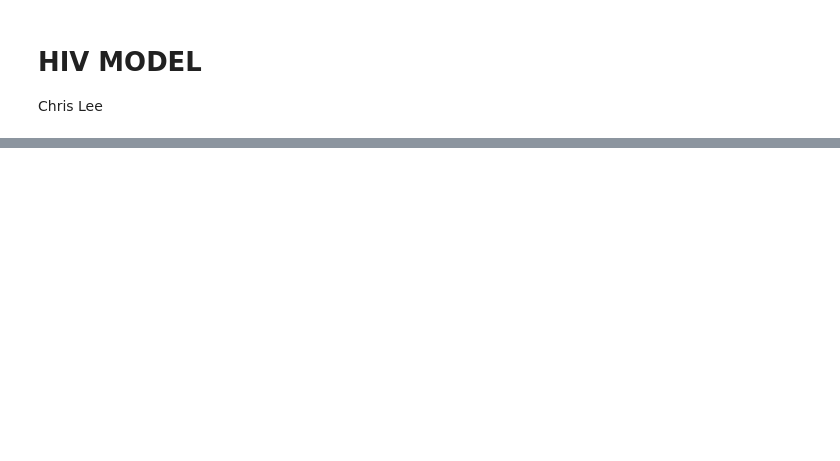
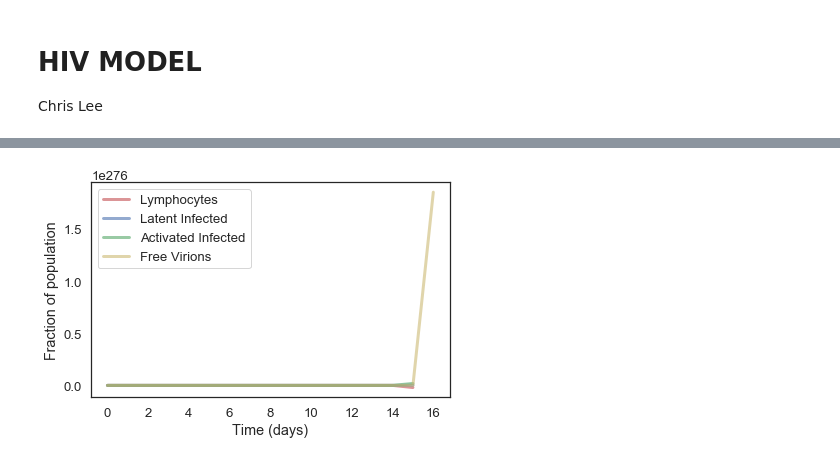
Before and after one commit to clee4/ModSimPy, a Jupyter notebook: code/HIV MODEL.ipynb, the cells around one changed output, grey strips where cells are left out. Cells and saved outputs as stored; diff of their text form; code cells hidden in the pictures; blank space fills up the shorter version.

Commit message:
Uploading HIV Model

```diff
--- a/code/HIV MODEL.ipynb
+++ b/code/HIV MODEL.ipynb
@@ -55,14 +66,19 @@ def update_func(state, t, system):
     returns: State (rlev)
     """
     r, l, e, v = state
+    unpack(system)
 
-    new_lymphocytes = (system.gamma * e) - (system.mu * R)
-    infected = system.beta * v
-    active_infected = (system.alpha * l) + (sytsem.alpha * infected)
-    free_virions = (system.pi * v) - (system.sigma * v) - infected
+    dt = 1/(t_end/120)
+    BRV = beta*v*r
+    delta_lymphocytes = ((gamma*tau) - (mu*r) - BRV) * dt
+    delta_latent = ((rho*BRV) - (mu*l) - (alpha*l)) * dt
+    delta_active = (((1-rho)*BRV) + (alpha*l) - (delta*e)) * dt
+    delta_virions = ((pi*e) - (sigma*v)) * dt
 
-    r += new_lymphocytes
-    l += infected
+    r += delta_lymphocytes
+    l += delta_latent
+    e += delta_active
+    v += delta_virions
 
     return State(R=r, L=l, E=e, V=v)
 # %%
@@ -83,3 +99,18 @@ def run_simulation(system, update_func):
         frame.row[t+1] = update_func(frame.row[t], t, system)
 
     return frame
+# %%
+def plot_results(r, l, e, v):
+    """Plot the results of a SIR model.
+
+    r, l, e, v: timeseries
+    """
+    plot(r, 'r-', label='Lymphocytes')
+    plot(l, 'b-', label='Latent Infected')
+    plot(e, 'g-', label='Activated Infected')
+    plot(v, 'y-', label='Free Virions')
+
+    decorate(xlabel='Time (days)',
+             ylabel='Fraction of population')
+# %%
+results = run_simulation(sys, update_func)
@@ -85,0 +136,4 @@ def run_simulation(system, update_func):
+# %%
+plot_results(results.R, results.L, results.E, results.V)
+# %% [output]
+[figure, added]
```
Also changed, not shown: parts of 5 cells of this notebook.
